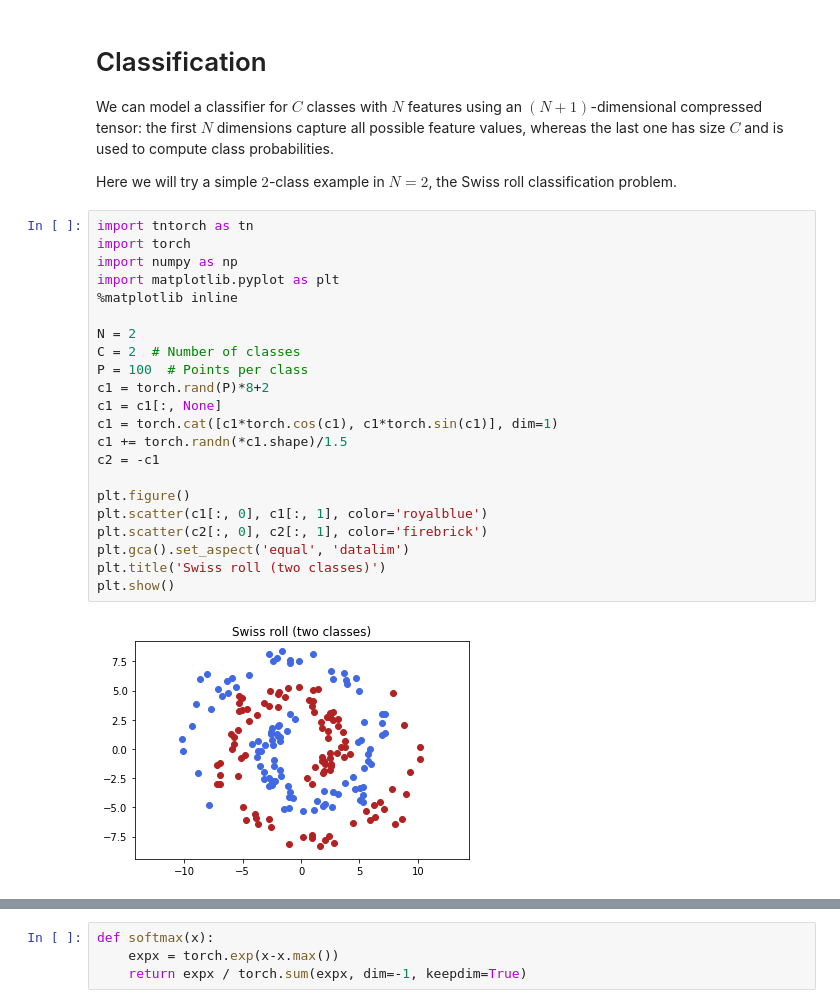
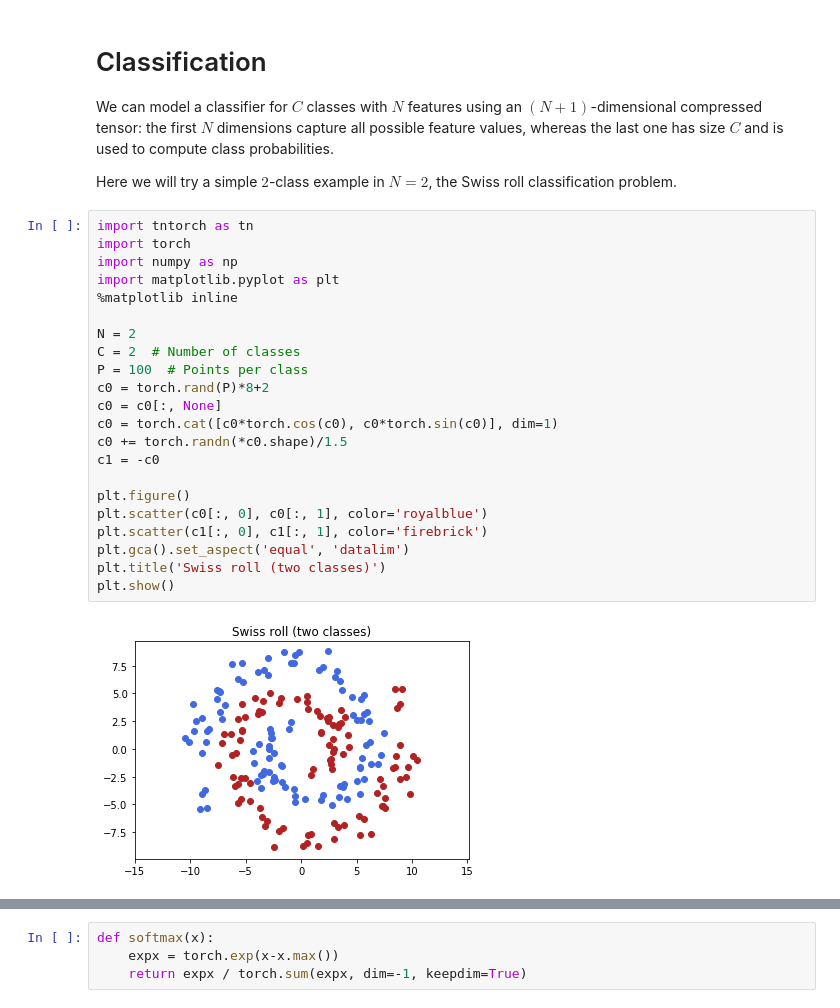
Before and after one commit to rballester/tntorch, a Jupyter notebook: tutorials/classification.ipynb, the cells around one changed output, grey strips where cells are left out. Cells and saved outputs as stored; diff of their text form.

```diff
--- a/tutorials/classification.ipynb
+++ b/tutorials/classification.ipynb
@@ -7,26 +7,26 @@ Here we will try a simple $2$-class example in $N = 2$, the Swiss roll classific
 # %%
 import tntorch as tn
 import torch
 import numpy as np
 import matplotlib.pyplot as plt
 %matplotlib inline
 
 N = 2
 C = 2  # Number of classes
 P = 100  # Points per class
-c1 = torch.rand(P)*8+2
-c1 = c1[:, None]
-c1 = torch.cat([c1*torch.cos(c1), c1*torch.sin(c1)], dim=1)
-c1 += torch.randn(*c1.shape)/1.5
-c2 = -c1
+c0 = torch.rand(P)*8+2
+c0 = c0[:, None]
+c0 = torch.cat([c0*torch.cos(c0), c0*torch.sin(c0)], dim=1)
+c0 += torch.randn(*c0.shape)/1.5
+c1 = -c0
 
 plt.figure()
-plt.scatter(c1[:, 0], c1[:, 1], color='royalblue')
-plt.scatter(c2[:, 0], c2[:, 1], color='firebrick')
+plt.scatter(c0[:, 0], c0[:, 1], color='royalblue')
+plt.scatter(c1[:, 0], c1[:, 1], color='firebrick')
 plt.gca().set_aspect('equal', 'datalim')
 plt.title('Swiss roll (two classes)')
 plt.show()
 # %% [output]
-[figure, old version]
+[figure, new version]
 # %%
 # Assemble (X, y) data set
```
Also changed, not shown: parts of 6 cells of this notebook.
